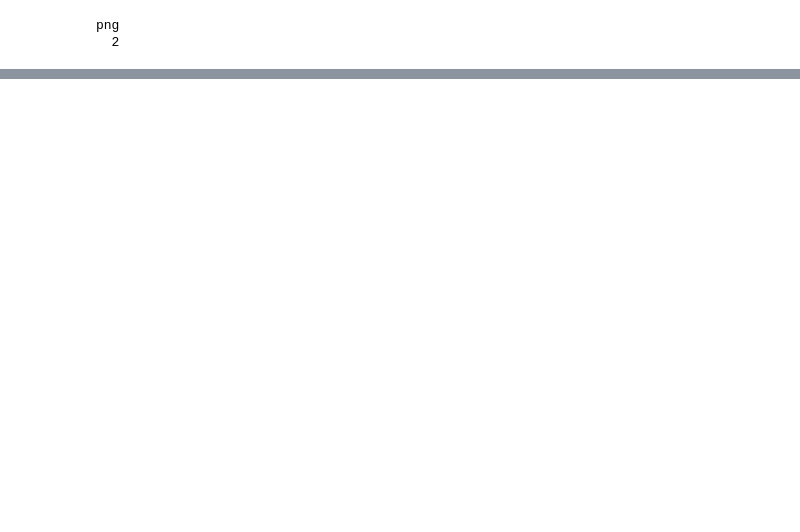
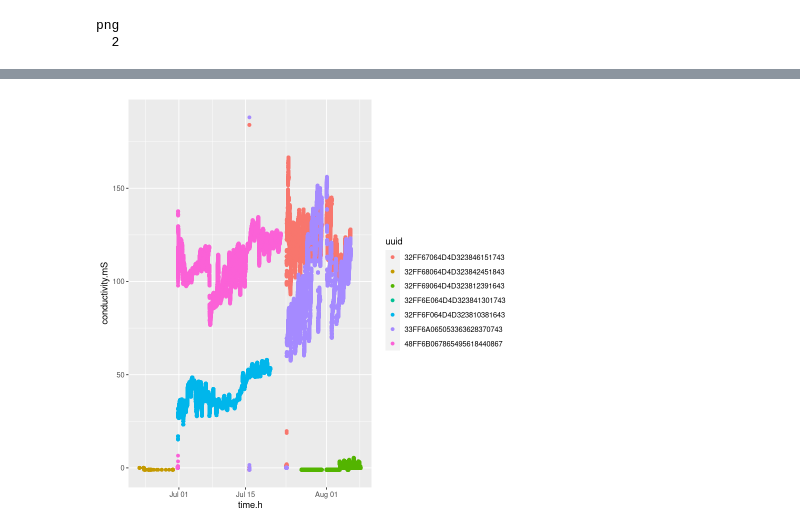
Before and after one commit to rrivirr/SensorDataProcessing, a Jupyter notebook: rriv_methane/Figures.ipynb, the cells around one changed output, grey strips where cells are left out. Cells and saved outputs as stored; diff of their text form; code cells hidden in the pictures; blank space fills up the shorter version.

```diff
--- a/rriv_methane/Figures.ipynb
+++ b/rriv_methane/Figures.ipynb
@@ -354,0 +601,4 @@ png
+# %%
+subset_values<-subset_time[subset_time$conductivity.mS<200,]
+ggplot(data=subset_values, aes(x=time.h, y=conductivity.mS, color=uuid))+geom_point()
+# %% [output]
@@ -354,0 +607 @@ png
+[figure, added]
```
Also changed, not shown: parts of 54 cells of this notebook, 3 other files.
